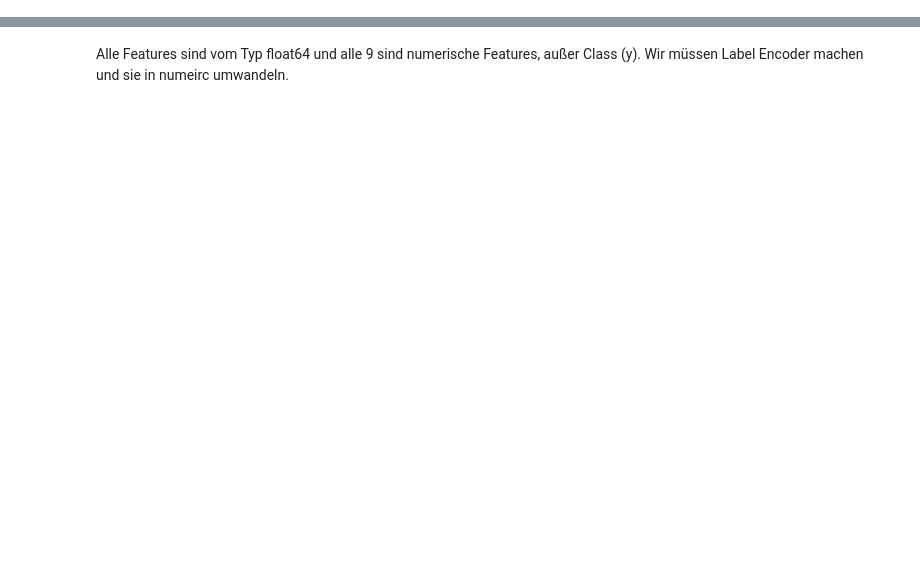
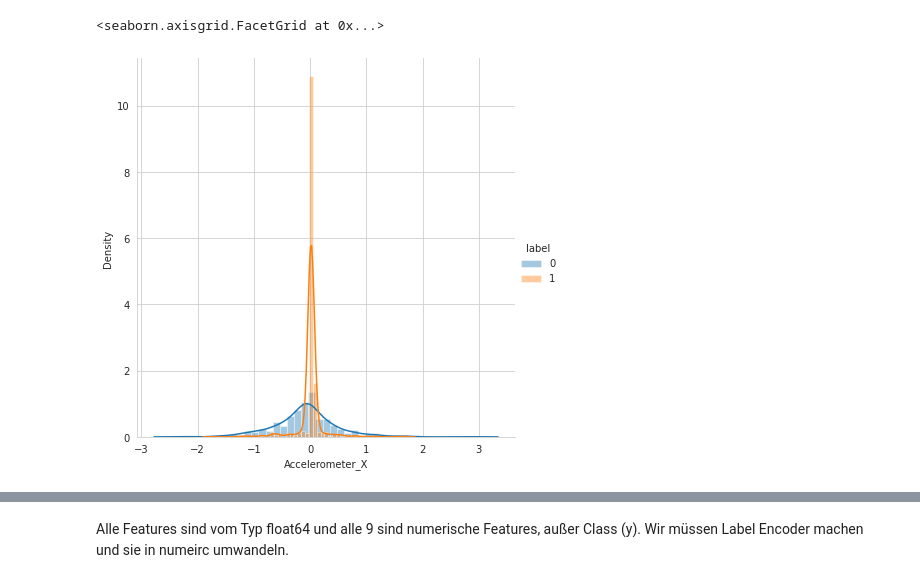
Before and after one commit to agwn1819/EINT_SS_19, a Jupyter notebook: Masterarbeit_SVM_Classifcation.ipynb, the cells around one changed output, grey strips where cells are left out. Drawn from its saved outputs; the diff is of its cells as text; code cells hidden in the pictures; blank space fills up the shorter version.

```diff
--- a/Masterarbeit_SVM_Classifcation.ipynb
+++ b/Masterarbeit_SVM_Classifcation.ipynb
@@ -542,0 +183,3 @@ dtype: object
+# %%
+df_sensordata = pd.concat([df_sensordata_LU ,df_sensordata_IU])
+df_sensordata
@@ -542,0 +202,3 @@ dtype: object
+# %%
+df_sensordata = df_sensordata.fillna(0)
+df_sensordata.isnull().sum()
@@ -542,0 +220,5 @@ dtype: object
+# %%
+df_sensordata.rename(columns={'classes': 'label'}, inplace=True)
+df_sensordata['label'] = df_sensordata.label.astype('category')
+encoding = {'illegitimeruser': 1, 'legitimeruser': 0}
+df_sensordata.label.replace(encoding, inplace=True)
@@ -542,0 +326,6 @@ dtype: object
+# %%
+sns.set_style("whitegrid")
+plt.figure(figsize = (10, 5))
+sns.countplot(x = 'label', data = df_sensordata)
+plt.title('Anzahl der Samples nach Art der Nutzer')
+plt.show( )
@@ -542,0 +338,5 @@ dtype: object
+# %%
+sns.FacetGrid(df_sensordata, hue = 'label', size = 6).map(sns.distplot, 'Accelerometer_X').add_legend()
+# %% [output]
+<seaborn.axisgrid.FacetGrid at 0x...>
+[figure, added]
```
Also changed, not shown: parts of 304 cells of this notebook.
